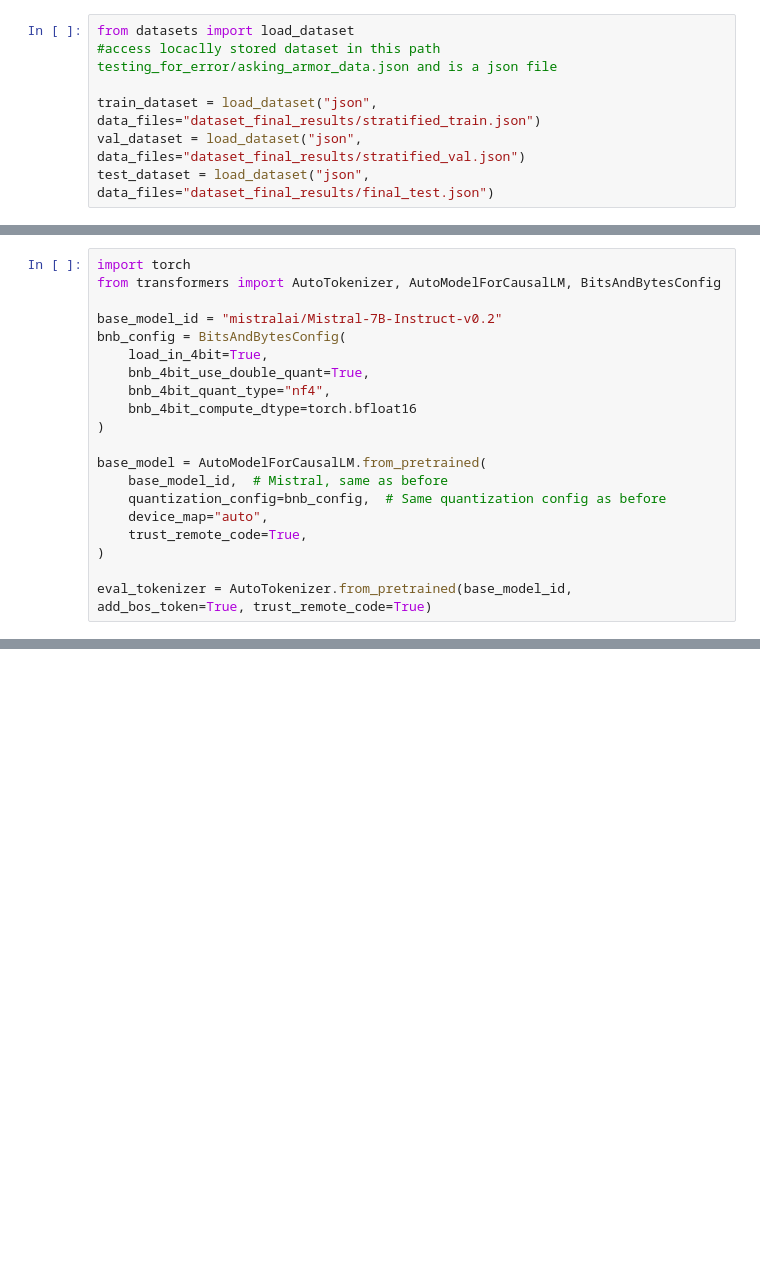
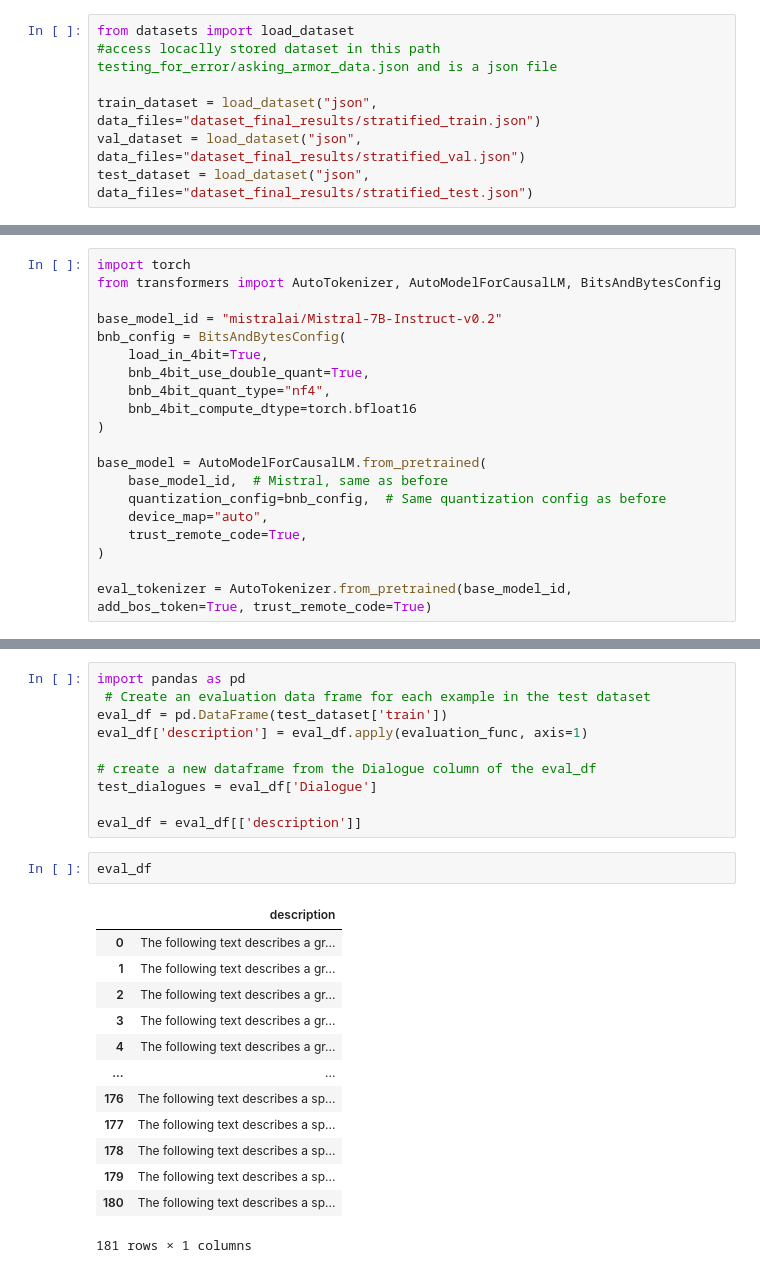
Before and after one commit to geoartop/Thesis-LLM-FineTuning-for-interactive-game-dialogues, a Jupyter notebook: mistral_own_data_finetune.ipynb, the cells around one changed output, grey strips where cells are left out. Saved outputs shown, nothing was run; the diff lists cells and outputs as text; blank space fills up the shorter version.

```diff
--- a/mistral_own_data_finetune.ipynb
+++ b/mistral_own_data_finetune.ipynb
@@ -4,7 +4,7 @@ from datasets import load_dataset
 
 train_dataset = load_dataset("json", data_files="dataset_final_results/stratified_train.json")
 val_dataset = load_dataset("json", data_files="dataset_final_results/stratified_val.json")
-test_dataset = load_dataset("json", data_files="dataset_final_results/final_test.json")
+test_dataset = load_dataset("json", data_files="dataset_final_results/stratified_test.json")
 # %%
 train_dataset
 # %% [output]
@@ -611,0 +910,26 @@ In the world of Skyrim from the game Elder Scrolls V, in the case of a &Greeting
+# %%
+import pandas as pd
+ # Create an evaluation data frame for each example in the test dataset
+eval_df = pd.DataFrame(test_dataset['train'])
+eval_df['description'] = eval_df.apply(evaluation_func, axis=1)
+
+# create a new dataframe from the Dialogue column of the eval_df
+test_dialogues = eval_df['Dialogue']
+
+eval_df = eval_df[['description']]
+# %%
+eval_df
+# %% [output]
+|  | description |
+| 0 | The following text describes a gr... |
+| 1 | The following text describes a gr... |
+| 2 | The following text describes a gr... |
+| 3 | The following text describes a gr... |
+| 4 | The following text describes a gr... |
+| ... | ... |
+| 176 | The following text describes a sp... |
+| 177 | The following text describes a sp... |
+| 178 | The following text describes a sp... |
+| 179 | The following text describes a sp... |
+| 180 | The following text describes a sp... |
+181 rows × 1 columns
```
Also changed, not shown: parts of 52 cells of this notebook, 39 other files.
